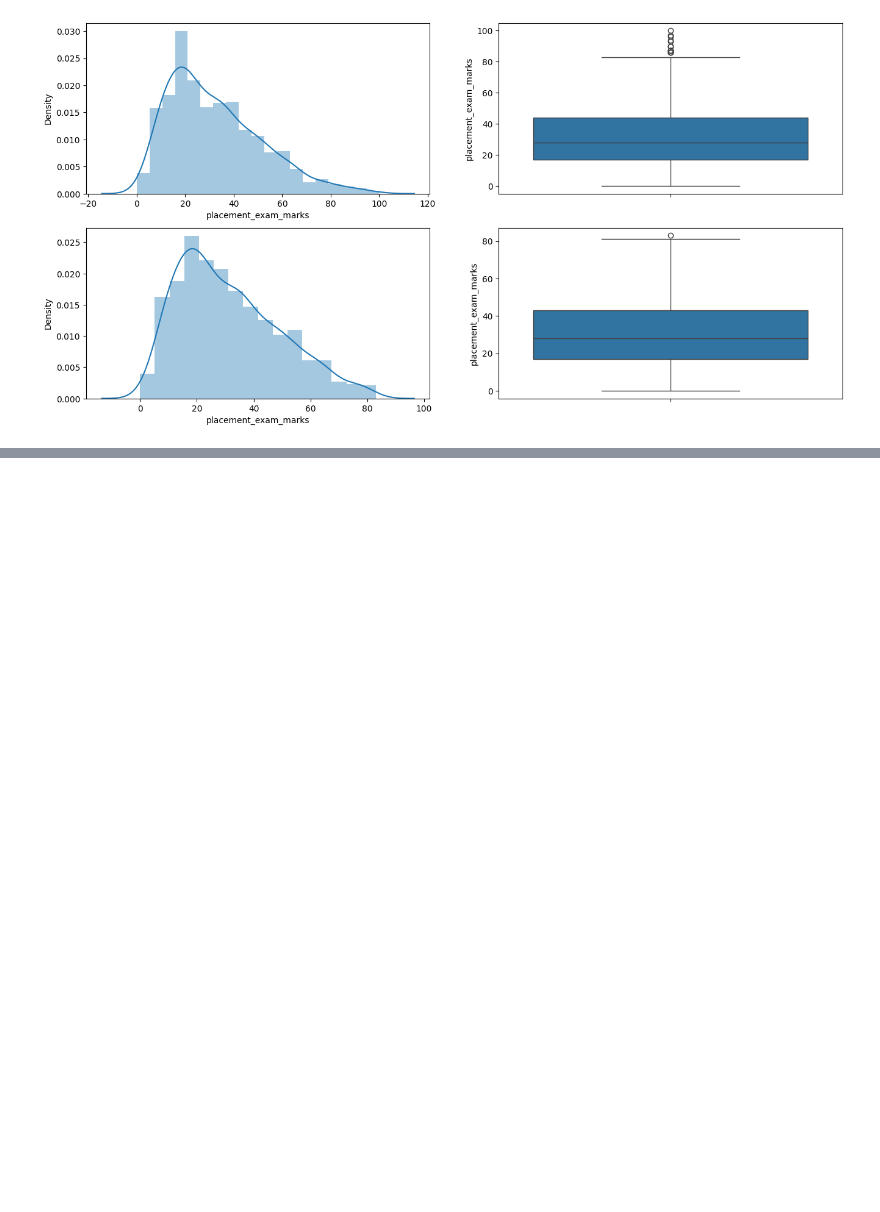
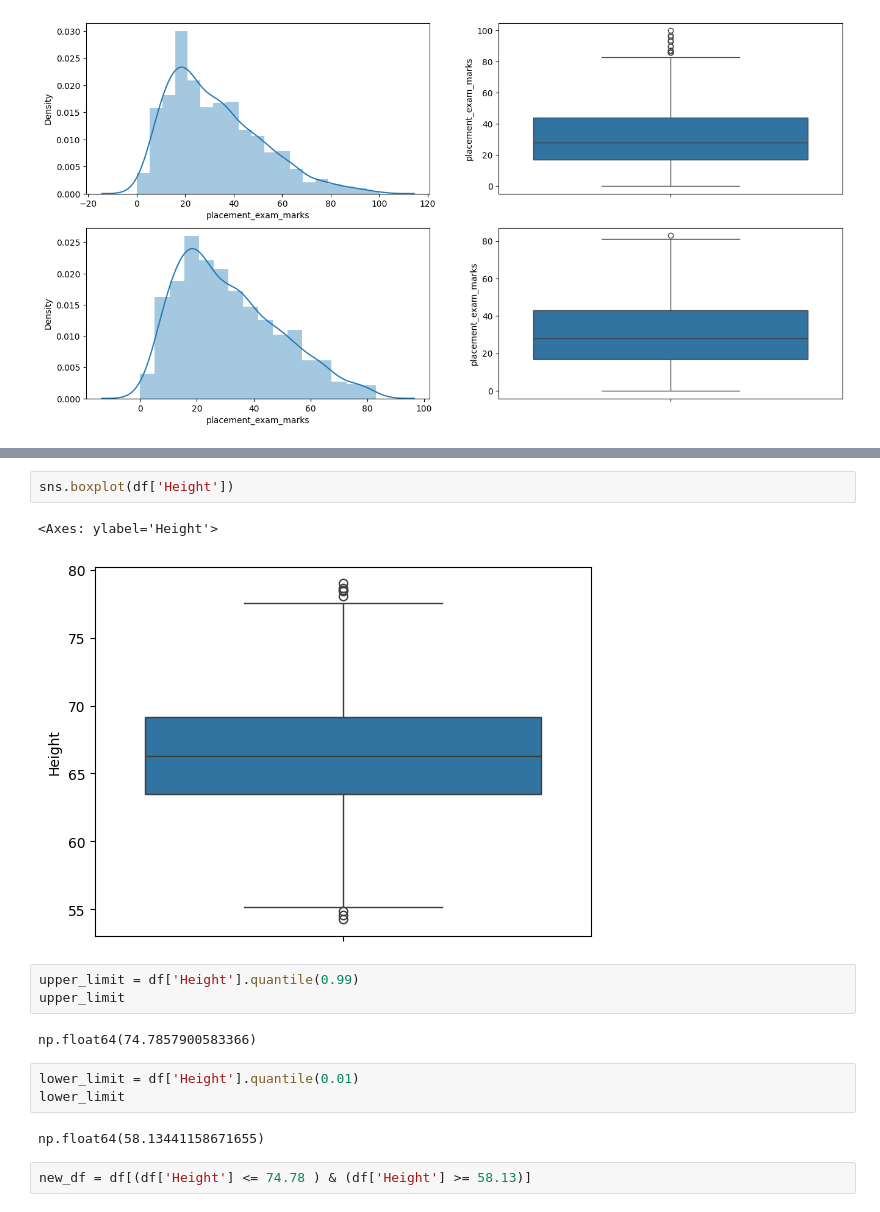
Before and after one commit to sumit-kumar-guptaa/ML_practice, a Jupyter notebook: outlaires.ipynb, the cells around one changed output, grey strips where cells are left out. Cells and saved outputs as stored; diff of their text form; blank space fills up the shorter version.

```diff
--- a/outlaires.ipynb
+++ b/outlaires.ipynb
@@ -348,0 +397,17 @@ https://gist.github.com/mwaskom/de44147ed2974457ad6372750bbe5751
+# %%
+sns.boxplot(df['Height'])
+# %% [output]
+<Axes: ylabel='Height'>
+[figure, added]
+# %%
+upper_limit = df['Height'].quantile(0.99)
+upper_limit
+# %% [output]
+np.float64(74.7857900583366)
+# %%
+lower_limit = df['Height'].quantile(0.01)
+lower_limit
+# %% [output]
+np.float64(58.13441158671655)
+# %%
+new_df = df[(df['Height'] <= 74.78 ) & (df['Height'] >= 58.13)]
```
Also changed, not shown: parts of 16 cells of this notebook, 3 other files.
